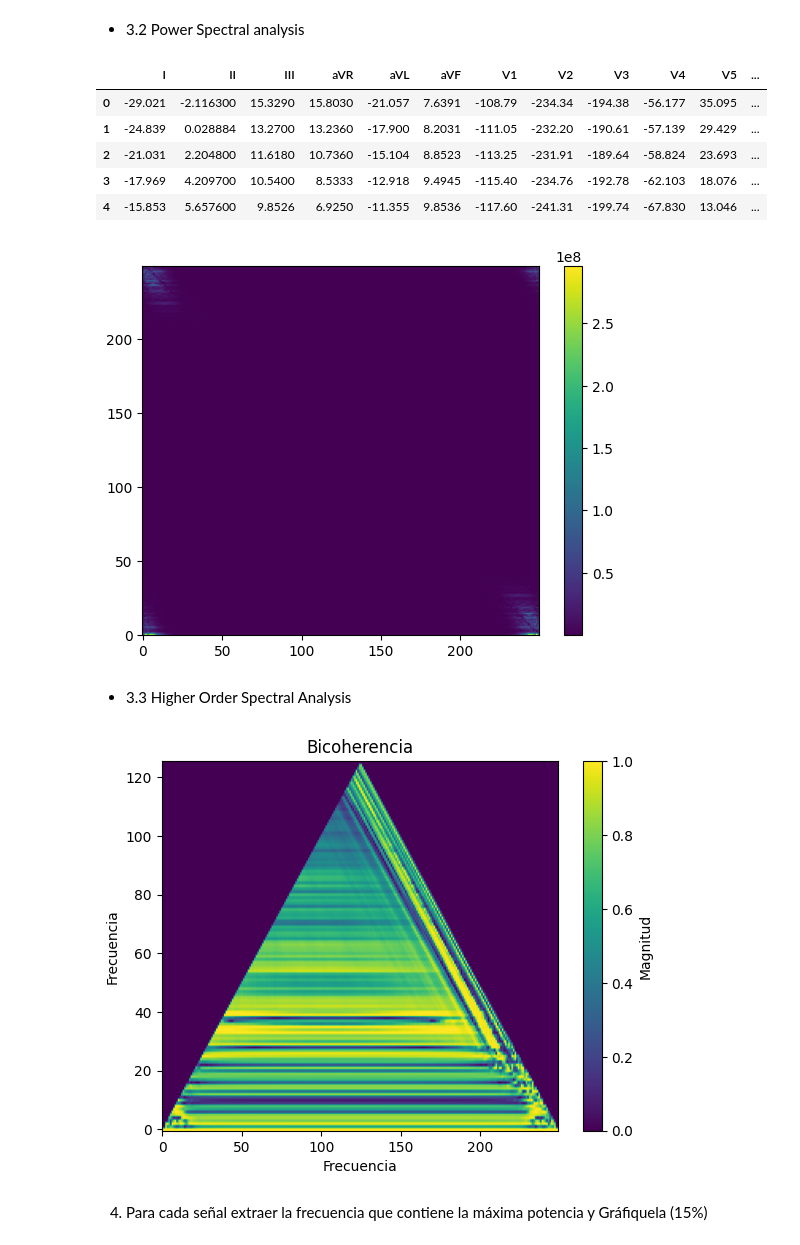
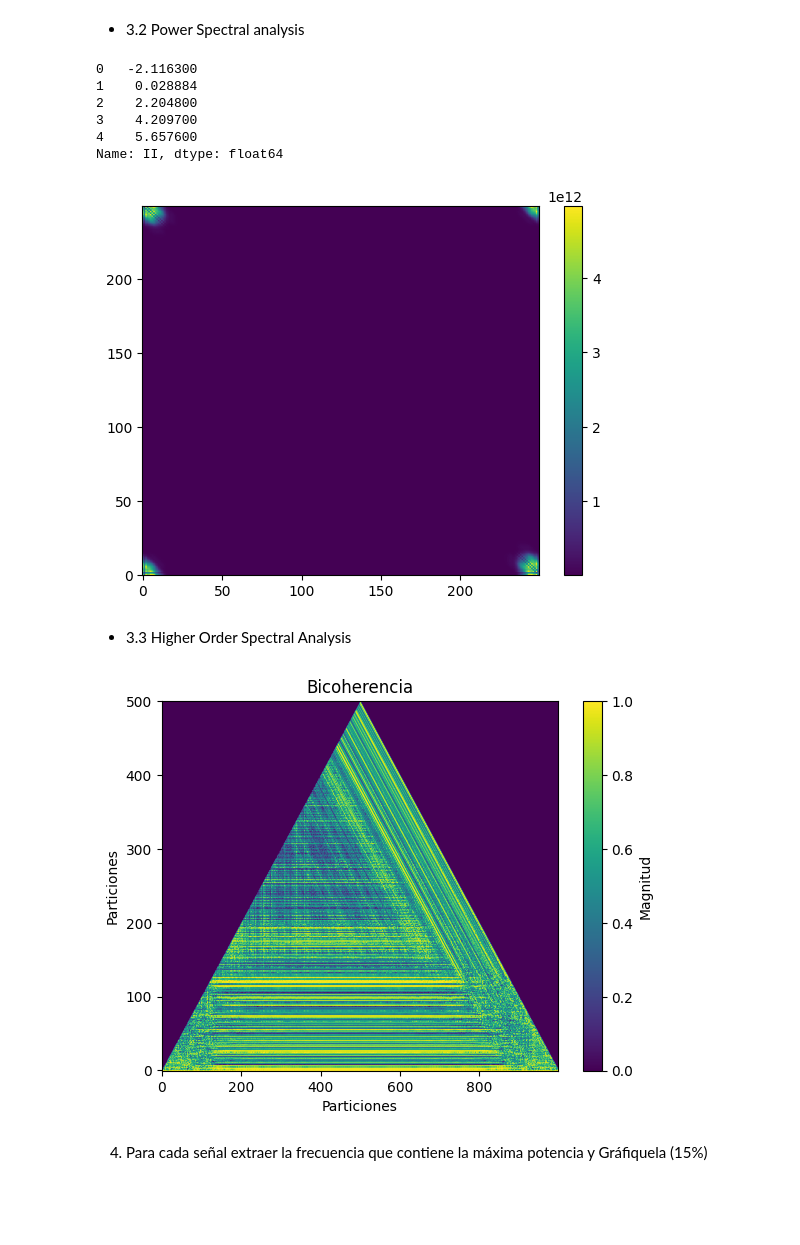
Before and after one commit to AndresBanquezBio/Biosenales, a Jupyter notebook: Proyectos/Proyecto_2/Proyecto2_AndresBanquez_MelinaVillada.ipynb, the cells around one changed output. Cells and saved outputs as stored; diff of their text form; code cells hidden in the pictures; blank space fills up the shorter version.

```diff
--- a/Proyectos/Proyecto_2/Proyecto2_AndresBanquez_MelinaVillada.ipynb
+++ b/Proyectos/Proyecto_2/Proyecto2_AndresBanquez_MelinaVillada.ipynb
@@ -94,15 +91,15 @@ def compress(timeseries: np.ndarray) -> np.ndarray:
 # %% [markdown]
 * 3.2 Power Spectral analysis
 # %%
-dff = pd.read_csv(f'{ruta}/{os.listdir(ruta)[0]}',delimiter=',',names=['I', 'II', 'III', 'aVR', 'aVL', 'aVF', 'V1', 'V2', 'V3', 'V4', 'V5', 'V6'])
+dff = pd.read_csv(f'{ruta}/{os.listdir(ruta)[0]}',delimiter=',',names=['I', 'II', 'III', 'aVR', 'aVL', 'aVF', 'V1', 'V2', 'V3', 'V4', 'V5', 'V6'])['II']
 dff.head()
 # %% [output]
-|  | I | II | III | aVR | aVL | aVF | V1 | V2 | V3 | V4 | V5 | ... |
-| 0 | -29.021 | -2.116300 | 15.3290 | 15.8030 | -21.057 | 7.6391 | -108.79 | -234.34 | -194.38 | -56.177 | 35.095 | ... |
-| 1 | -24.839 | 0.028884 | 13.2700 | 13.2360 | -17.900 | 8.2031 | -111.05 | -232.20 | -190.61 | -57.139 | 29.429 | ... |
-| 2 | -21.031 | 2.204800 | 11.6180 | 10.7360 | -15.104 | 8.8523 | -113.25 | -231.91 | -189.64 | -58.824 | 23.693 | ... |
-| 3 | -17.969 | 4.209700 | 10.5400 | 8.5333 | -12.918 | 9.4945 | -115.40 | -234.76 | -192.78 | -62.103 | 18.076 | ... |
-| 4 | -15.853 | 5.657600 | 9.8526 | 6.9250 | -11.355 | 9.8536 | -117.60 | -241.31 | -199.74 | -67.830 | 13.046 | ... |
+0   -2.116300
+1    0.028884
+2    2.204800
+3    4.209700
+4    5.657600
+Name: II, dtype: float64
 # %%
 def Bispectrum(timeseries: np.ndarray, largo_segmento: int) -> np.ndarray:
   """
@@ -112,51 +109,56 @@ def Bispectrum(timeseries: np.ndarray, largo_segmento: int) -> np.ndarray:
   segmentos = np.array_split(timeseries, nsegmentos)
   bispectro = np.zeros((segmentos[0].size, segmentos[0].size), dtype = complex)
   for segmento in segmentos:
-    X = np.fft.fft(segmento, n = len(segmento))
+    X = np.fft.fft(segmento, n=len(segmento))
+    F = np.fft.fftfreq(len(segmento), 1/500)
 
-    for f1 in range(segmento.size):
-      for f2 in range(segmento.size):
-        f1_f2 = (f1 + f2) % segmento.size
-        bispectro[f1, f2] += X[f1] + X[f2] * np.conj(X[f1_f2])
+    # Crear una malla de índices para f1 y f2
+    f1_indices, f2_indices = np.meshgrid(np.arange(segmento.size), np.arange(segmento.size), indexing='ij')
+
+    # Calcular los índices f1_f2
+    f1_f2_indices = (f1_indices + f2_indices) % segmento.size
+
+    # Asegurarse de que todas las operaciones tienen las mismas dimensiones
+    bispectro[f1_indices, f2_indices] += X[f1_indices] * X[f2_indices] * np.conj(X[f1_f2_indices])
 
   return bispectro, nsegmentos
 
-sol, nsegmentos = Bispectrum(dff['I'].to_numpy(), 256)
+sol, nsegmentos = Bispectrum(dff.to_numpy(), 250)
 plt.imshow(np.abs(sol), aspect = 'auto', origin = 'lower')
 plt.colorbar()
 plt.show()
 # %% [output]
-[figure, old version]
+[figure, new version]
 # %% [markdown]
 * 3.3 Higher Order Spectral Analysis
 # %%
 def Bicoherence(timeseries: np.ndarray, largo_segmento: int) -> np.ndarray:
   """
     Genera la bicoherencia de la señal.
   """
   bispectro, nsegmentos = Bispectrum(timeseries, largo_segmento)
   bicoherence = np.zeros((bispectro.shape[0], bispectro.shape[1]), dtype = complex)
-  bicoherence[:, :] = bispectro / (np.abs(bispectro) + 1e-10)
+  bicoherence[:, :] = bispectro / (np.abs(bispectro))
 
 
   bicoherence_simetric = np.zeros((bicoherence.shape[0], bicoherence.shape[1]), dtype = float)
   # Se aplica simetria
   for f1 in range(bicoherence.shape[0]):
-    for f2 in range(f1, bicoherence.shape[1]-f1):
-      bicoherence_simetric[f1, f2] = bicoherence[f1, f2]
+    bicoherence_simetric[f1, f1:bicoherence.shape[1]-f1] = bicoherence[f1, f1:bicoherence.shape[1]-f1]
+
 
   return np.abs(bicoherence_simetric), nsegmentos
 
-sol, nsegmentos = Bicoherence(detrend(dff).apply(compress)['I'].to_numpy(), 256)
+sol, nsegmentos = Bicoherence(dff, 1000)
 plt.imshow(np.abs(sol), aspect = 'auto', origin = 'lower')
 plt.colorbar(label = 'Magnitud')
 plt.ylim([-0.5, sol.shape[1]/2+0.5])
-plt.xlabel('Frecuencia')
-plt.ylabel('Frecuencia')
+plt.xlabel('Particiones')
+plt.ylabel('Particiones')
 plt.title('Bicoherencia')
 plt.show()
 # %% [output]
-[figure, old version]
+[figure, new version]
 # %% [markdown]
 4. Para cada señal extraer la frecuencia que contiene la máxima potencia y Gráfiquela (15%)
 # %%
```
Also changed, not shown: parts of 15 cells of this notebook, 1 other file.
